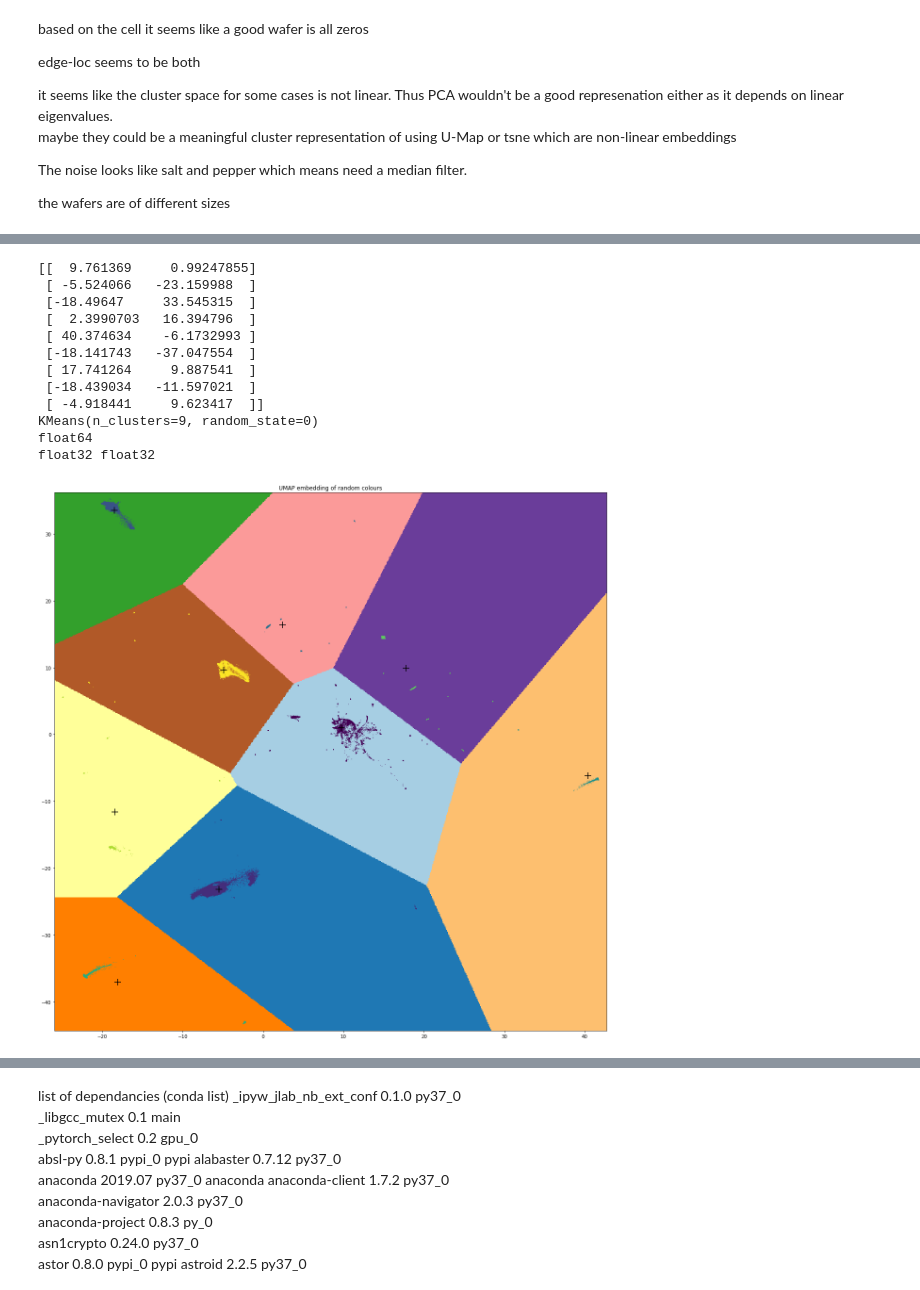
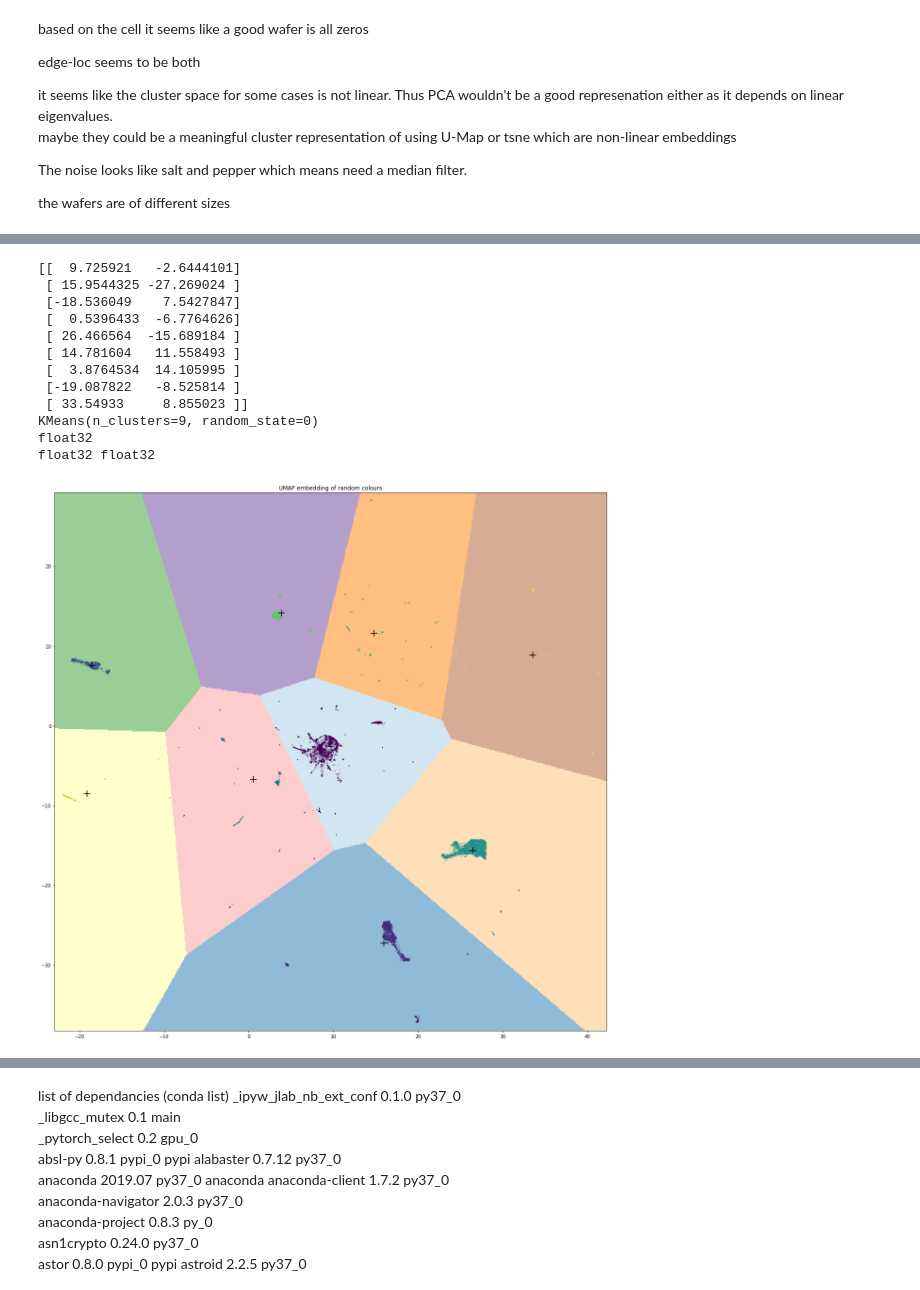
Before and after one commit to dmta9796/waferdatasetexperiments, a Jupyter notebook: wafer experiments.ipynb, the cells around one changed output, grey strips where cells are left out. Cells and saved outputs as stored; diff of their text form; code cells hidden in the pictures.

Commit message:
testing rotation and large image size

```diff
--- a/wafer experiments.ipynb
+++ b/wafer experiments.ipynb
@@ -141,11 +145,36 @@ subdata = data[data['trianTestLabel'] == "Training"] #data cleaning of [["Traini
 
 waferdata = subdata["waferMap"]
 
-size = (32,32)
+# the idea is to have all the circular defects be close to the normal by making any defect at the edge to be rotated to be at the bottom
+def rotationmax(wafer):
+    rotationlist = []
+    rotangle = 90
+    steps = 360//rotangle
+    for i in range(steps):
+        rotated = ndimage.rotate(wafer, rotangle*i)
+        rotationlist.append(rotated)
+
+
+    intensitylist = []
+    for image in rotationlist:
+        intensitysum = sum(sum(image[0:size[1]//2,:]))
+        intensitylist.append(intensitysum)
+
+    idx = np.argmin(intensitylist)
+
+    #print(len(rotationlist),idx,steps,intensitylist)
+
+    newwafer = rotationlist[idx]
+
+    return newwafer
+
+
+size = (41,41)
 newwaferdata = []
 for idx,wafer in enumerate(waferdata):
     wafer = cv2.medianBlur(wafer, 3)
     wafer = cv2.resize(wafer, dsize=size, interpolation=cv2.INTER_CUBIC)
+    wafer = rotationmax(wafer)
     #print(wafer.shape)
     #wafer = np.array(wafer).reshape(size[0]*size[1])
     newwaferdata.append(wafer)
@@ -180,7 +211,7 @@ newwaferdata = newwaferdata.reshape((length,size[0]*size[1]))
 print(newwaferdata,newwaferdata.shape)
 #print(umap)
 model = umap.UMAP(
-    n_neighbors=200,
+    n_neighbors=100,
     min_dist=0.0,
     n_components=2,
     random_state=42
@@ -265,49 +297,49 @@ plt.figure(figsize=(21, 21))
 umapdata = np.array(umapdata, dtype=np.float)
 
 #mesh
-h = .1     # point in the mesh [x_min, x_max]x[y_min, y_max].
+h = 0.1     # point in the mesh [x_min, x_max]x[y_min, y_max].
 
 # Plot the decision boundary. For that, we will assign a color to each
 x_min, x_max = umapdata[:, 0].min() - 1.0, umapdata[:, 0].max() + 1.0
 y_min, y_max = umapdata[:, 1].min() - 1.0, umapdata[:, 1].max() + 1.0
 xx, yy = np.meshgrid(np.arange(x_min, x_max, h), np.arange(y_min, y_max, h))
 
 xx = np.array(xx, dtype=np.float32)
 yy = np.array(yy, dtype=np.float32)
 
 print(xx.dtype,yy.dtype)
 
 # Obtain labels for each point in mesh. Use last trained model.
 Z = kmeans.predict(np.c_[xx.ravel(), yy.ravel()])
 
 # Put the result into a color plot
 Z = Z.reshape(xx.shape)
 plt.figure(1)
 plt.clf()
 plt.imshow(Z, interpolation="nearest",
            extent=(xx.min(), xx.max(), yy.min(), yy.max()),
-           cmap=plt.cm.Paired, aspect="auto", origin="lower")
+           cmap=plt.cm.Paired, aspect="auto", origin="lower", alpha = 0.5)
 
 
 #data and centroids
 plt.scatter(umapdata[:,0], umapdata[:,1],c = kmeans.labels_, s = 0.1) #, c=newwaferdata)
 plt.scatter(centers[:, 0], centers[:, 1], c='black', s=200, alpha=1.0,marker="+")
 plt.title('UMAP embedding of random colours');
 plt.show()
 # %% [output]
-[[  9.761369     0.99247855]
- [ -5.524066   -23.159988  ]
- [-18.49647     33.545315  ]
- [  2.3990703   16.394796  ]
- [ 40.374634    -6.1732993 ]
- [-18.141743   -37.047554  ]
- [ 17.741264     9.887541  ]
- [-18.439034   -11.597021  ]
- [ -4.918441     9.623417  ]]
+[[  9.725921   -2.6444101]
+ [ 15.9544325 -27.269024 ]
+ [-18.536049    7.5427847]
+ [  0.5396433  -6.7764626]
+ [ 26.466564  -15.689184 ]
+ [ 14.781604   11.558493 ]
+ [  3.8764534  14.105995 ]
+ [-19.087822   -8.525814 ]
+ [ 33.54933     8.855023 ]]
 KMeans(n_clusters=9, random_state=0)
-float64
+float32
 float32 float32
-[figure, old version]
+[figure, new version]
 # %% [markdown]
 sources used
 https://docs.python.org/3/library/pickle.html
```
Also changed, not shown: parts of 9 cells of this notebook.
